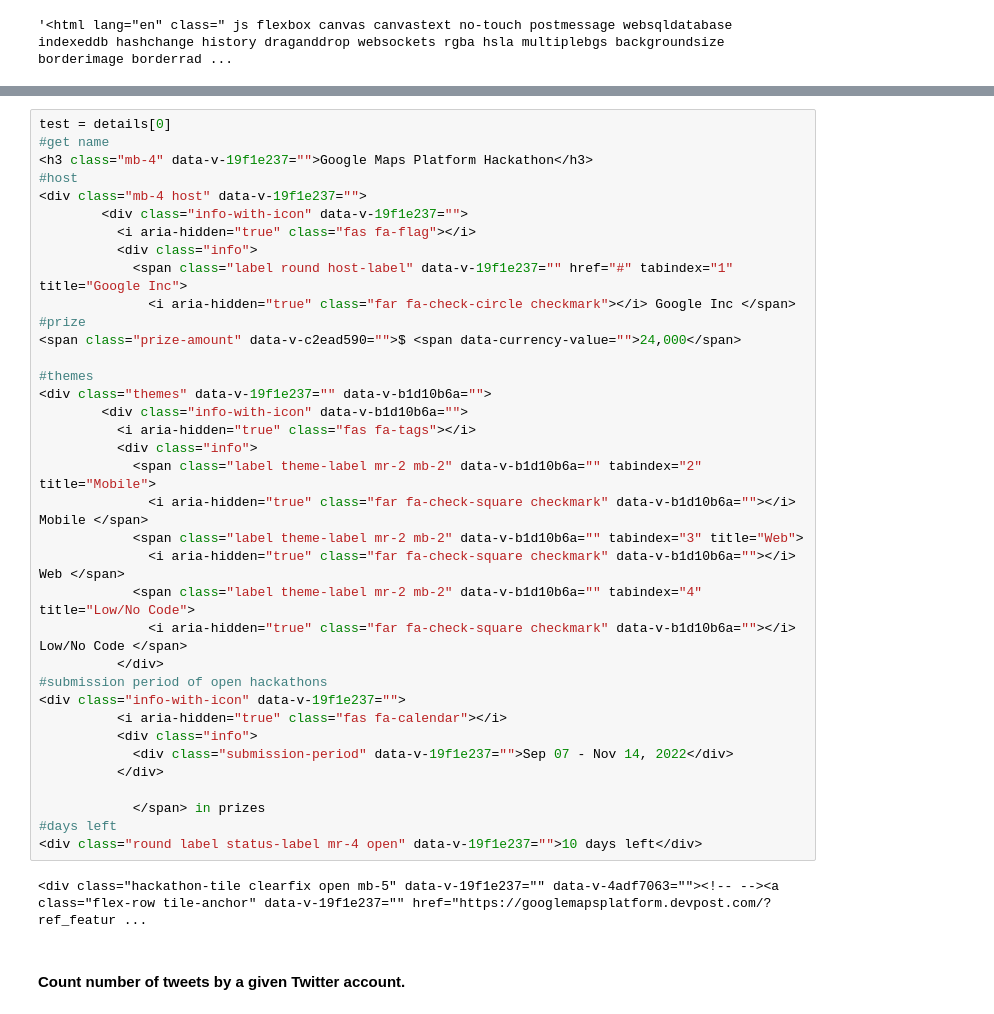
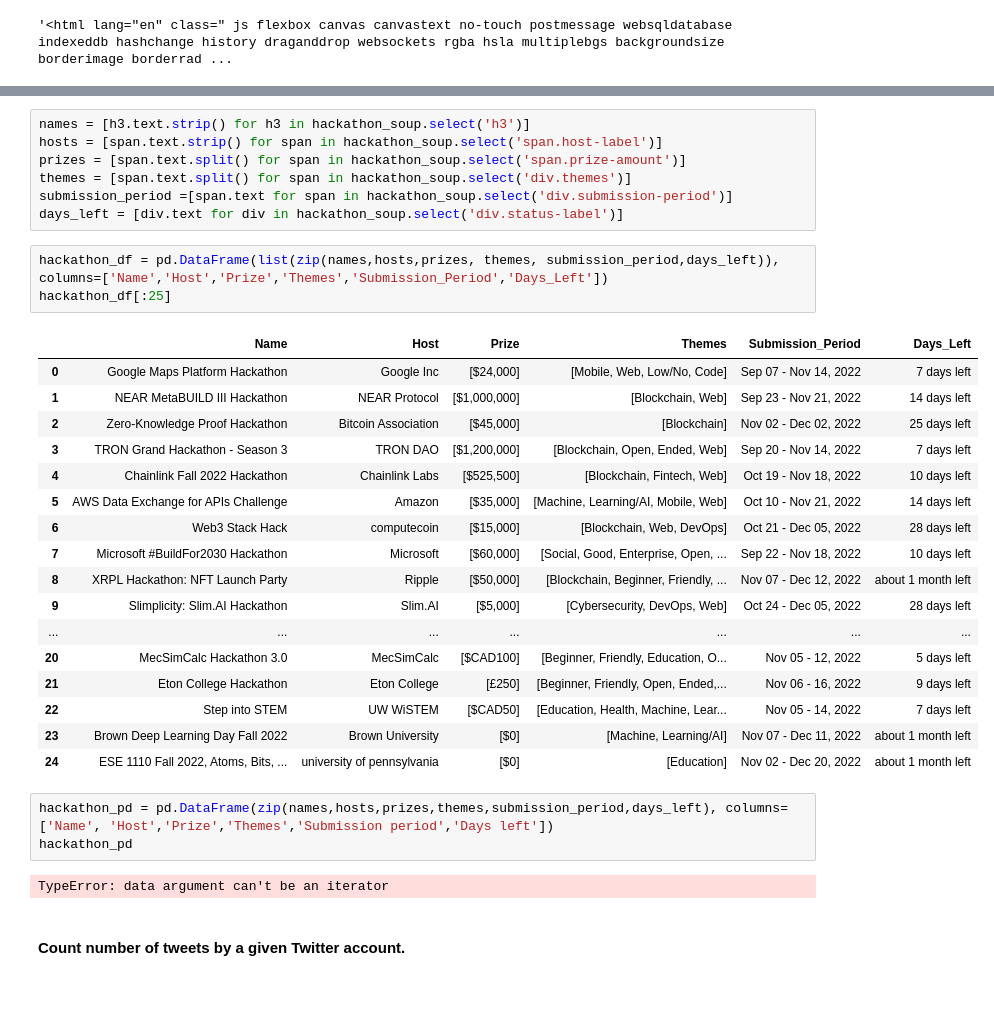
Before and after one commit to sahernandezr/lab_web_scraping, a Jupyter notebook: your-code/main.ipynb, the cells around one changed output, grey strips where cells are left out. Saved outputs shown, nothing was run; the diff lists cells and outputs as text.

```diff
--- a/your-code/main.ipynb
+++ b/your-code/main.ipynb
@@ -386,41 +386,36 @@ details
-# %%
-test = details[0]
-#get name
-<h3 class="mb-4" data-v-19f1e237="">Google Maps Platform Hackathon</h3>
-#host
-<div class="mb-4 host" data-v-19f1e237="">
-        <div class="info-with-icon" data-v-19f1e237="">
-          <i aria-hidden="true" class="fas fa-flag"></i>
-          <div class="info">
-            <span class="label round host-label" data-v-19f1e237="" href="#" tabindex="1" title="Google Inc">
-              <i aria-hidden="true" class="far fa-check-circle checkmark"></i> Google Inc </span>
-#prize
-<span class="prize-amount" data-v-c2ead590="">$ <span data-currency-value="">24,000</span>
-
-#themes
-<div class="themes" data-v-19f1e237="" data-v-b1d10b6a="">
-        <div class="info-with-icon" data-v-b1d10b6a="">
-          <i aria-hidden="true" class="fas fa-tags"></i>
-          <div class="info">
-            <span class="label theme-label mr-2 mb-2" data-v-b1d10b6a="" tabindex="2" title="Mobile">
-              <i aria-hidden="true" class="far fa-check-square checkmark" data-v-b1d10b6a=""></i> Mobile </span>
-            <span class="label theme-label mr-2 mb-2" data-v-b1d10b6a="" tabindex="3" title="Web">
-              <i aria-hidden="true" class="far fa-check-square checkmark" data-v-b1d10b6a=""></i> Web </span>
-            <span class="label theme-label mr-2 mb-2" data-v-b1d10b6a="" tabindex="4" title="Low/No Code">
-              <i aria-hidden="true" class="far fa-check-square checkmark" data-v-b1d10b6a=""></i> Low/No Code </span>
-          </div>
-#submission period of open hackathons
-<div class="info-with-icon" data-v-19f1e237="">
-          <i aria-hidden="true" class="fas fa-calendar"></i>
-          <div class="info">
-            <div class="submission-period" data-v-19f1e237="">Sep 07 - Nov 14, 2022</div>
-          </div>
-
-            </span> in prizes
-#days left
-<div class="round label status-label mr-4 open" data-v-19f1e237="">10 days left</div>
-# %% [output]
-<div class="hackathon-tile clearfix open mb-5" data-v-19f1e237="" data-v-4adf7063=""><!-- --><a class="flex-row tile-anchor" data-v-19f1e237="" href="https://googlemapsplatform.devpost.com/?ref_featur ...
+# %%
+names = [h3.text.strip() for h3 in hackathon_soup.select('h3')]
+hosts = [span.text.strip() for span in hackathon_soup.select('span.host-label')]
+prizes = [span.text.split() for span in hackathon_soup.select('span.prize-amount')]
+themes = [span.text.split() for span in hackathon_soup.select('div.themes')]
+submission_period =[span.text for span in hackathon_soup.select('div.submission-period')]
+days_left = [div.text for div in hackathon_soup.select('div.status-label')]
+# %%
+hackathon_df = pd.DataFrame(list(zip(names,hosts,prizes, themes, submission_period,days_left)), columns=['Name','Host','Prize','Themes','Submission_Period','Days_Left'])
+hackathon_df[:25]
+# %% [output]
+|  | Name | Host | Prize | Themes | Submission_Period | Days_Left |
+| 0 | Google Maps Platform Hackathon | Google Inc | [$24,000] | [Mobile, Web, Low/No, Code] | Sep 07 - Nov 14, 2022 | 7 days left |
+| 1 | NEAR MetaBUILD III Hackathon | NEAR Protocol | [$1,000,000] | [Blockchain, Web] | Sep 23 - Nov 21, 2022 | 14 days left |
+| 2 | Zero-Knowledge Proof Hackathon | Bitcoin Association | [$45,000] | [Blockchain] | Nov 02 - Dec 02, 2022 | 25 days left |
+| 3 | TRON Grand Hackathon - Season 3 | TRON DAO | [$1,200,000] | [Blockchain, Open, Ended, Web] | Sep 20 - Nov 14, 2022 | 7 days left |
+| 4 | Chainlink Fall 2022 Hackathon | Chainlink Labs | [$525,500] | [Blockchain, Fintech, Web] | Oct 19 - Nov 18, 2022 | 10 days left |
+| 5 | AWS Data Exchange for APIs Challenge | Amazon | [$35,000] | [Machine, Learning/AI, Mobile, Web] | Oct 10 - Nov 21, 2022 | 14 days left |
+| 6 | Web3 Stack Hack | computecoin | [$15,000] | [Blockchain, Web, DevOps] | Oct 21 - Dec 05, 2022 | 28 days left |
+| 7 | Microsoft #BuildFor2030 Hackathon | Microsoft | [$60,000] | [Social, Good, Enterprise, Open, ... | Sep 22 - Nov 18, 2022 | 10 days left |
+| 8 | XRPL Hackathon: NFT Launch Party | Ripple | [$50,000] | [Blockchain, Beginner, Friendly, ... | Nov 07 - Dec 12, 2022 | about 1 month left |
+| 9 | Slimplicity: Slim.AI Hackathon | Slim.AI | [$5,000] | [Cybersecurity, DevOps, Web] | Oct 24 - Dec 05, 2022 | 28 days left |
+| ... | ... | ... | ... | ... | ... | ... |
+| 20 | MecSimCalc Hackathon 3.0 | MecSimCalc | [$CAD100] | [Beginner, Friendly, Education, O... | Nov 05 - 12, 2022 | 5 days left |
+| 21 | Eton College Hackathon | Eton College | [£250] | [Beginner, Friendly, Open, Ended,... | Nov 06 - 16, 2022 | 9 days left |
+| 22 | Step into STEM | UW WiSTEM | [$CAD50] | [Education, Health, Machine, Lear... | Nov 05 - 14, 2022 | 7 days left |
+| 23 | Brown Deep Learning Day Fall 2022 | Brown University | [$0] | [Machine, Learning/AI] | Nov 07 - Dec 11, 2022 | about 1 month left |
+| 24 | ESE 1110 Fall 2022, Atoms, Bits, ... | university of pennsylvania | [$0] | [Education] | Nov 02 - Dec 20, 2022 | about 1 month left |
+# %%
+hackathon_pd = pd.DataFrame(zip(names,hosts,prizes,themes,submission_period,days_left), columns=['Name', 'Host','Prize','Themes','Submission period','Days left'])
+hackathon_pd
+# %% [output]
+TypeError: data argument can't be an iterator
 # %% [markdown]
 #### Count number of tweets by a given Twitter account.
 # %% [markdown]
```
Also changed, not shown: parts of 1 cell of this notebook.
